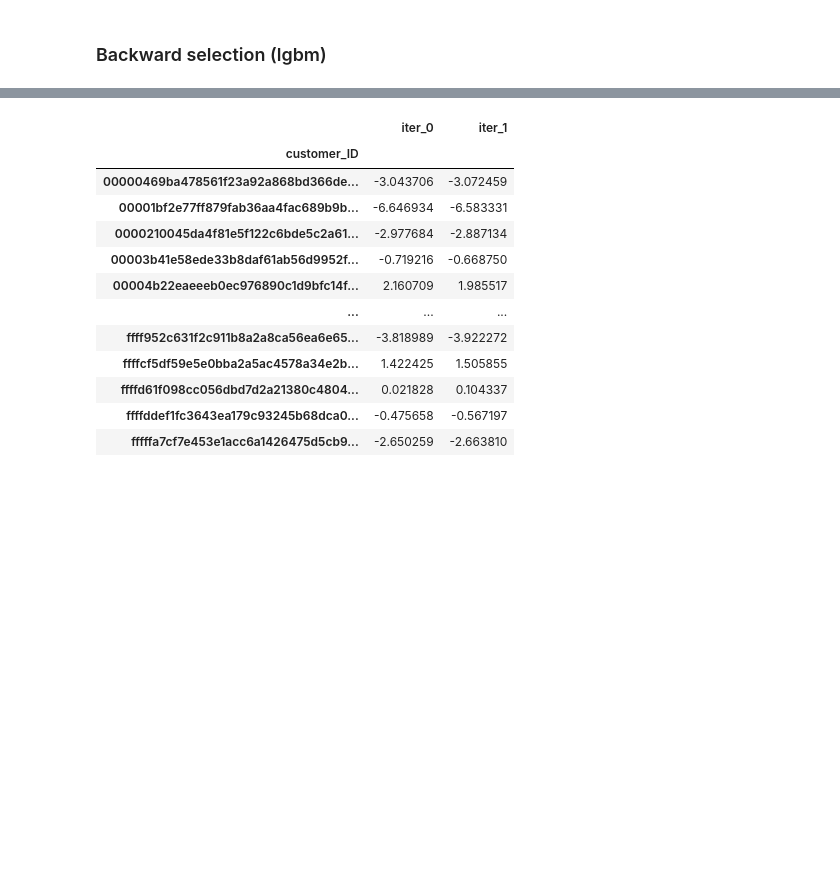
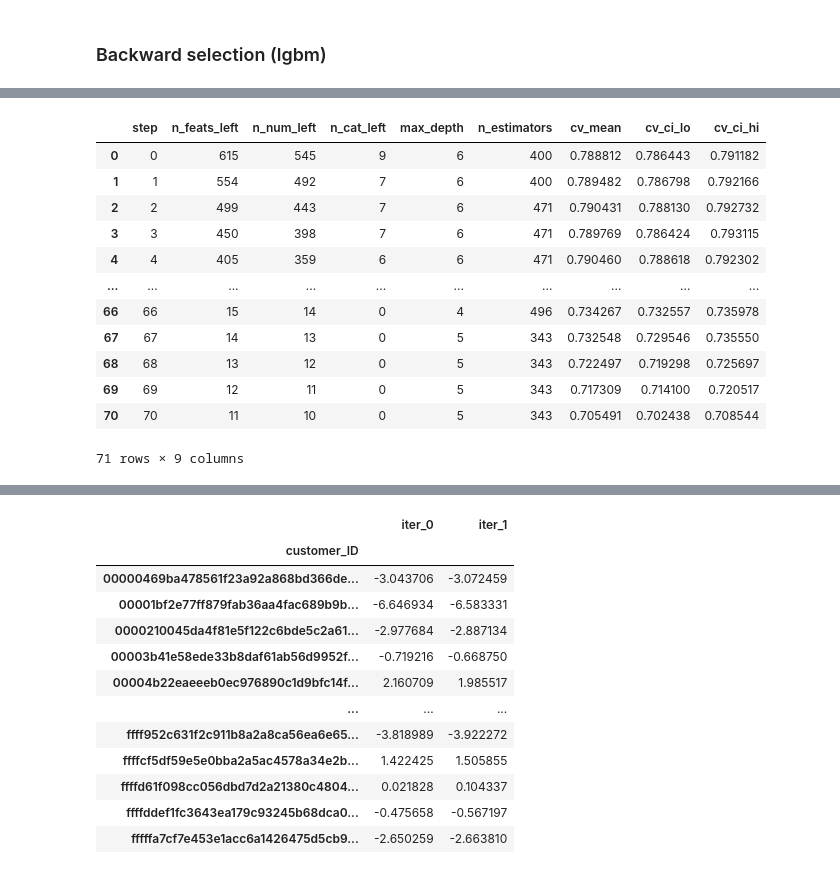
Before and after one commit to korab1ev/amex-default-prediction, a Jupyter notebook: 01. experiments.ipynb, the cells around one changed output, grey strips where cells are left out. Drawn from its saved outputs; the diff is of its cells as text; code cells hidden in the pictures; blank space fills up the shorter version.

```diff
--- a/01. experiments.ipynb
+++ b/01. experiments.ipynb
@@ -312,0 +301,16 @@ Mean CV Amex = 0.78869  CI95 = [0.78578, 0.79159]
+# %%
+log_df
+# %% [output]
+|  | step | n_feats_left | n_num_left | n_cat_left | max_depth | n_estimators | cv_mean | cv_ci_lo | cv_ci_hi |
+| 0 | 0 | 615 | 545 | 9 | 6 | 400 | 0.788812 | 0.786443 | 0.791182 |
+| 1 | 1 | 554 | 492 | 7 | 6 | 400 | 0.789482 | 0.786798 | 0.792166 |
+| 2 | 2 | 499 | 443 | 7 | 6 | 471 | 0.790431 | 0.788130 | 0.792732 |
+| 3 | 3 | 450 | 398 | 7 | 6 | 471 | 0.789769 | 0.786424 | 0.793115 |
+| 4 | 4 | 405 | 359 | 6 | 6 | 471 | 0.790460 | 0.788618 | 0.792302 |
+| ... | ... | ... | ... | ... | ... | ... | ... | ... | ... |
+| 66 | 66 | 15 | 14 | 0 | 4 | 496 | 0.734267 | 0.732557 | 0.735978 |
+| 67 | 67 | 14 | 13 | 0 | 5 | 343 | 0.732548 | 0.729546 | 0.735550 |
+| 68 | 68 | 13 | 12 | 0 | 5 | 343 | 0.722497 | 0.719298 | 0.725697 |
+| 69 | 69 | 12 | 11 | 0 | 5 | 343 | 0.717309 | 0.714100 | 0.720517 |
+| 70 | 70 | 11 | 10 | 0 | 5 | 343 | 0.705491 | 0.702438 | 0.708544 |
+71 rows × 9 columns
```
Also changed, not shown: parts of 10 cells of this notebook, 1 other file.
